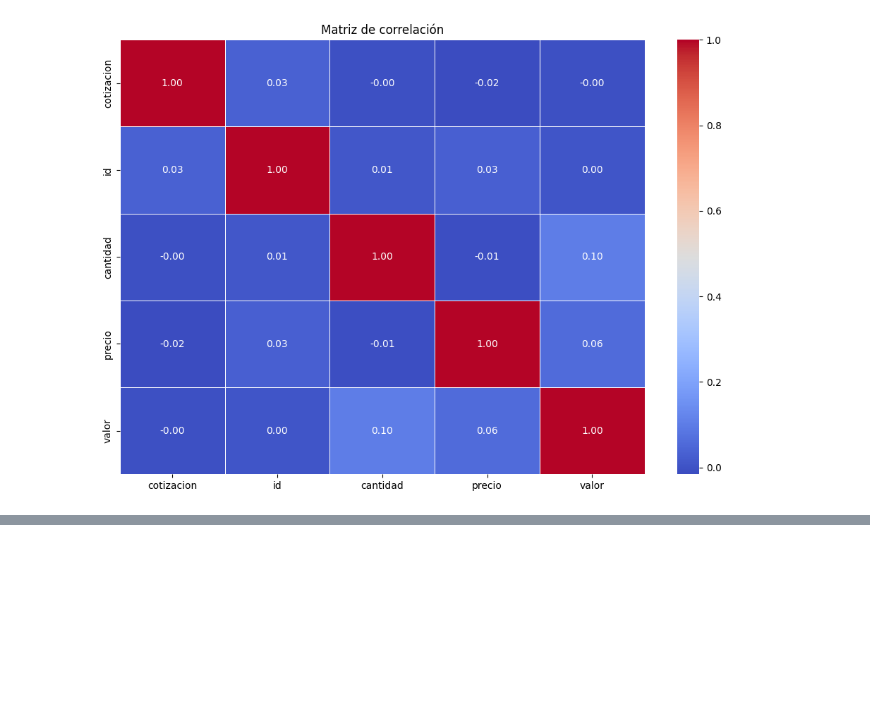
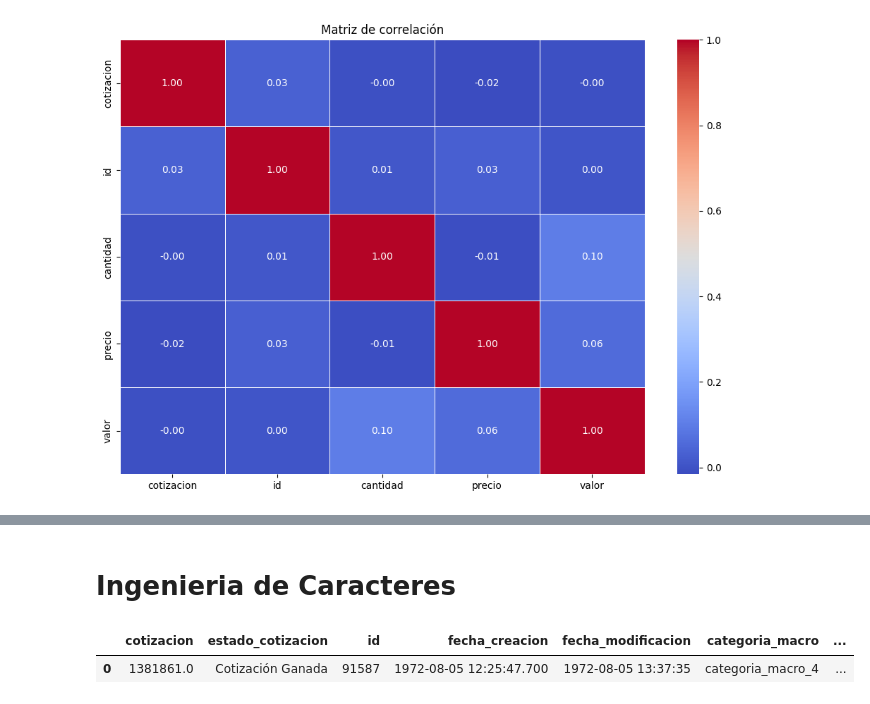
Before and after one commit to andreschaparr0/CoronaReto, a Jupyter notebook: AnalisisDeDatos_B2C_cotizaciones.ipynb, the cells around one changed output, grey strips where cells are left out. Cells and saved outputs as stored; diff of their text form; code cells hidden in the pictures; blank space fills up the shorter version.

```diff
--- a/AnalisisDeDatos_B2C_cotizaciones.ipynb
+++ b/AnalisisDeDatos_B2C_cotizaciones.ipynb
@@ -146,0 +183,7 @@ plt.show()
+# %% [markdown]
+# Ingenieria de Caracteres
+# %%
+data_original_B2C_cotizaciones.head(1)
+# %% [output]
+|  | cotizacion | estado_cotizacion | id | fecha_creacion | fecha_modificacion | categoria_macro | ... |
+| 0 | 1381861.0 | Cotización Ganada | 91587 | 1972-08-05 12:25:47.700 | 1972-08-05 13:37:35 | categoria_macro_4 | ... |
```
Also changed, not shown: parts of 10 cells of this notebook.
